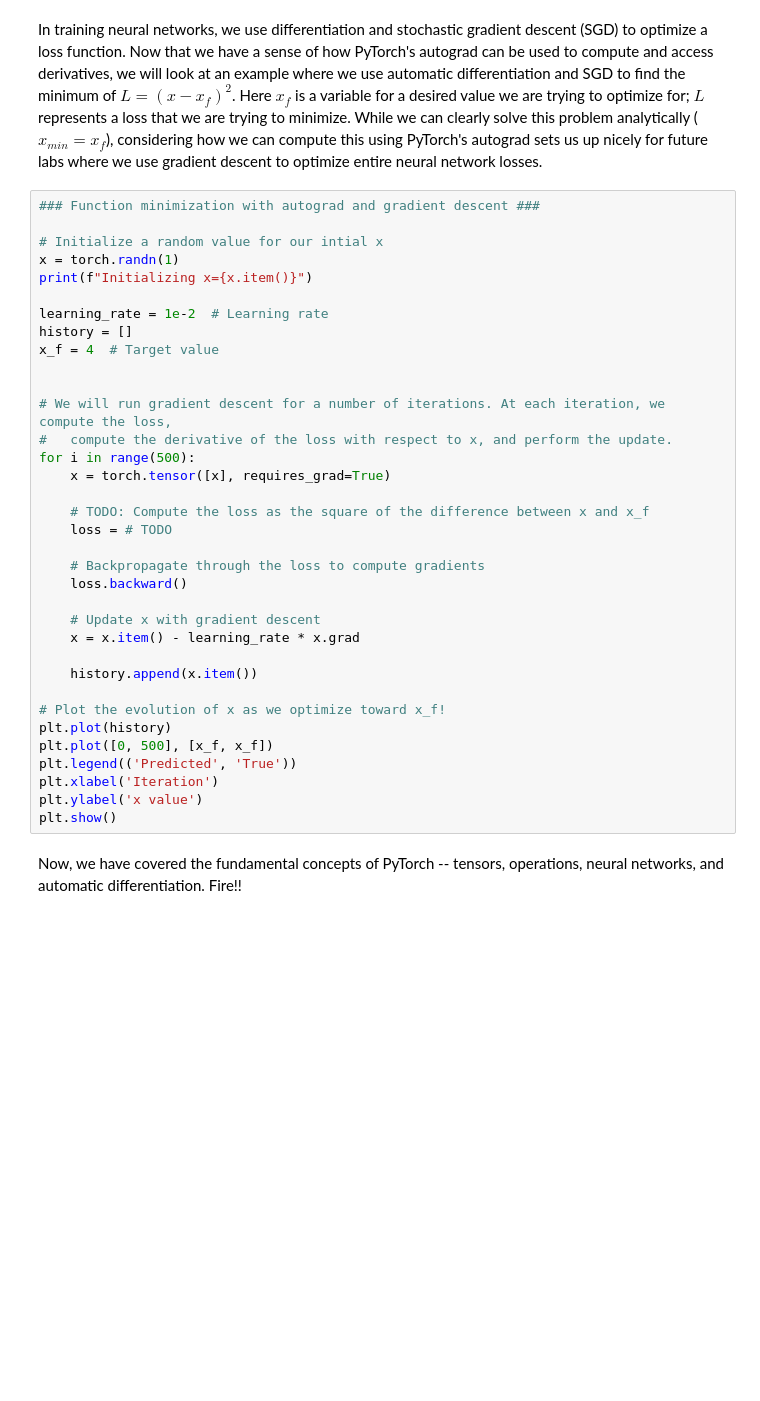
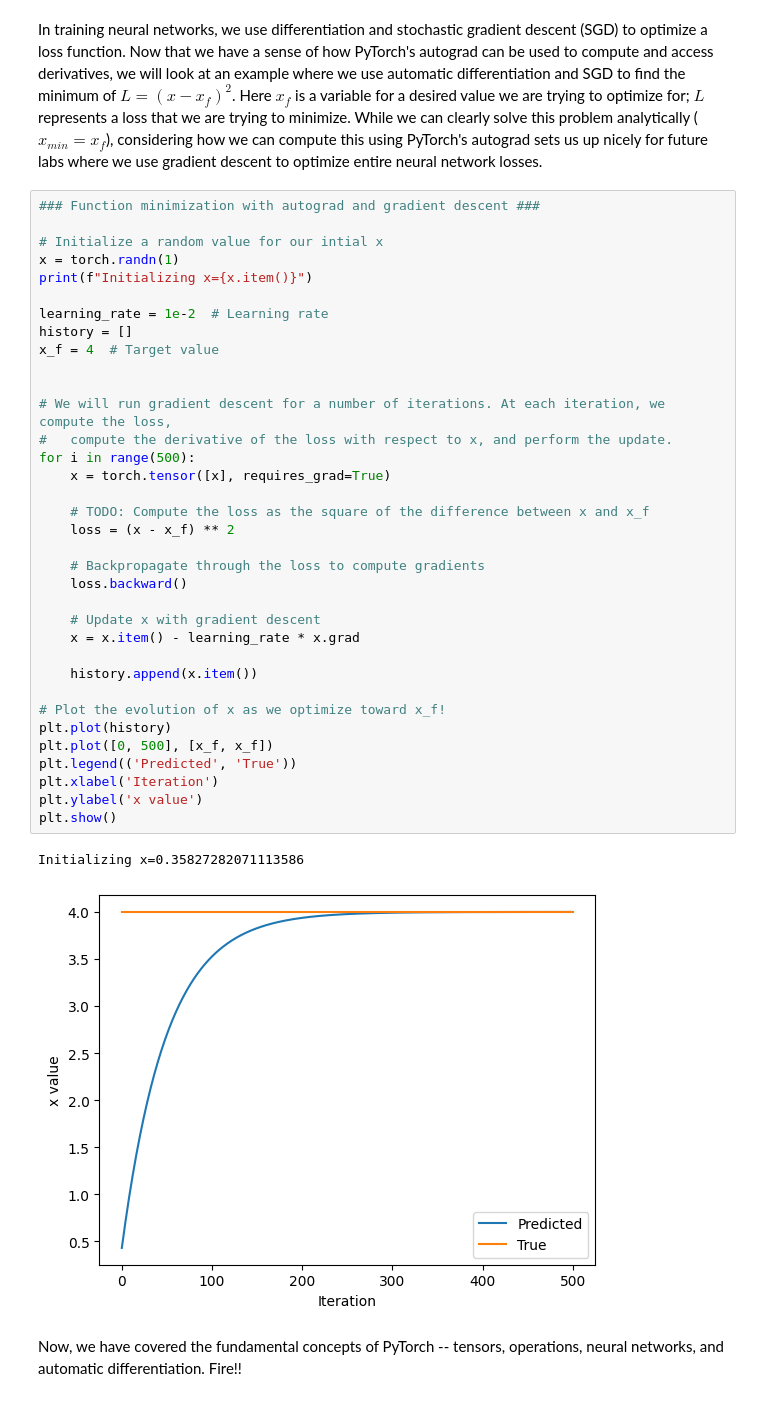
Before and after one commit to Bilolini/vigilant-computing-machine, a Jupyter notebook: lab1/PT_Part1_Intro.ipynb, the cells around one changed output. Saved outputs shown, nothing was run; the diff lists cells and outputs as text; blank space fills up the shorter version.

```diff
--- a/lab1/PT_Part1_Intro.ipynb
+++ b/lab1/PT_Part1_Intro.ipynb
@@ -305,33 +339,36 @@ In training neural networks, we use differentiation and stochastic gradient desc
 x = torch.randn(1)
 print(f"Initializing x={x.item()}")
 
 learning_rate = 1e-2  # Learning rate
 history = []
 x_f = 4  # Target value
 
 
 # We will run gradient descent for a number of iterations. At each iteration, we compute the loss,
 #   compute the derivative of the loss with respect to x, and perform the update.
 for i in range(500):
     x = torch.tensor([x], requires_grad=True)
 
     # TODO: Compute the loss as the square of the difference between x and x_f
-    loss = # TODO
+    loss = (x - x_f) ** 2
 
     # Backpropagate through the loss to compute gradients
     loss.backward()
 
     # Update x with gradient descent
     x = x.item() - learning_rate * x.grad
 
     history.append(x.item())
 
 # Plot the evolution of x as we optimize toward x_f!
 plt.plot(history)
 plt.plot([0, 500], [x_f, x_f])
 plt.legend(('Predicted', 'True'))
 plt.xlabel('Iteration')
 plt.ylabel('x value')
 plt.show()
+# %% [output]
+Initializing x=0.35827282071113586
+[figure, added]
 # %% [markdown]
 Now, we have covered the fundamental concepts of PyTorch -- tensors, operations, neural networks, and automatic differentiation. Fire!!
```
Also changed, not shown: parts of 17 cells of this notebook.
